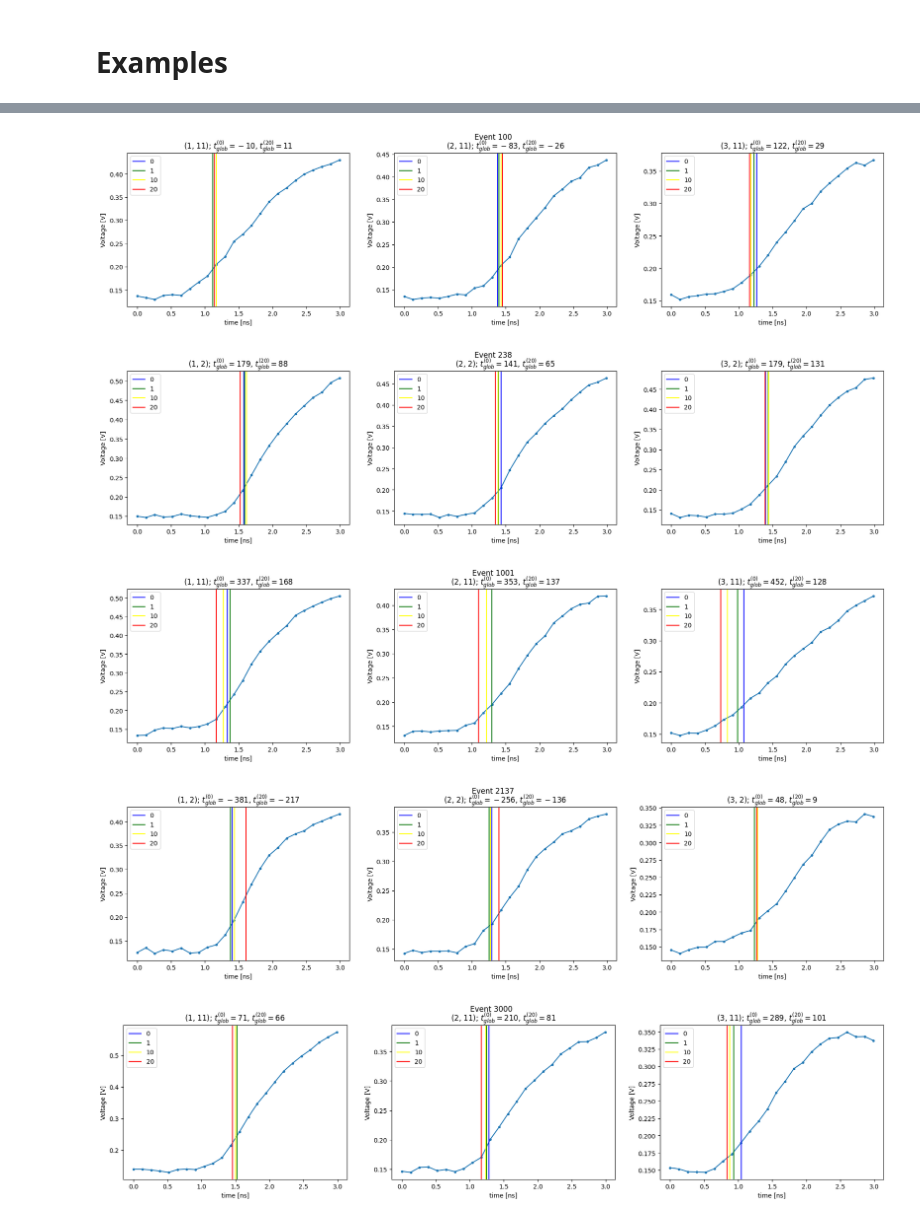
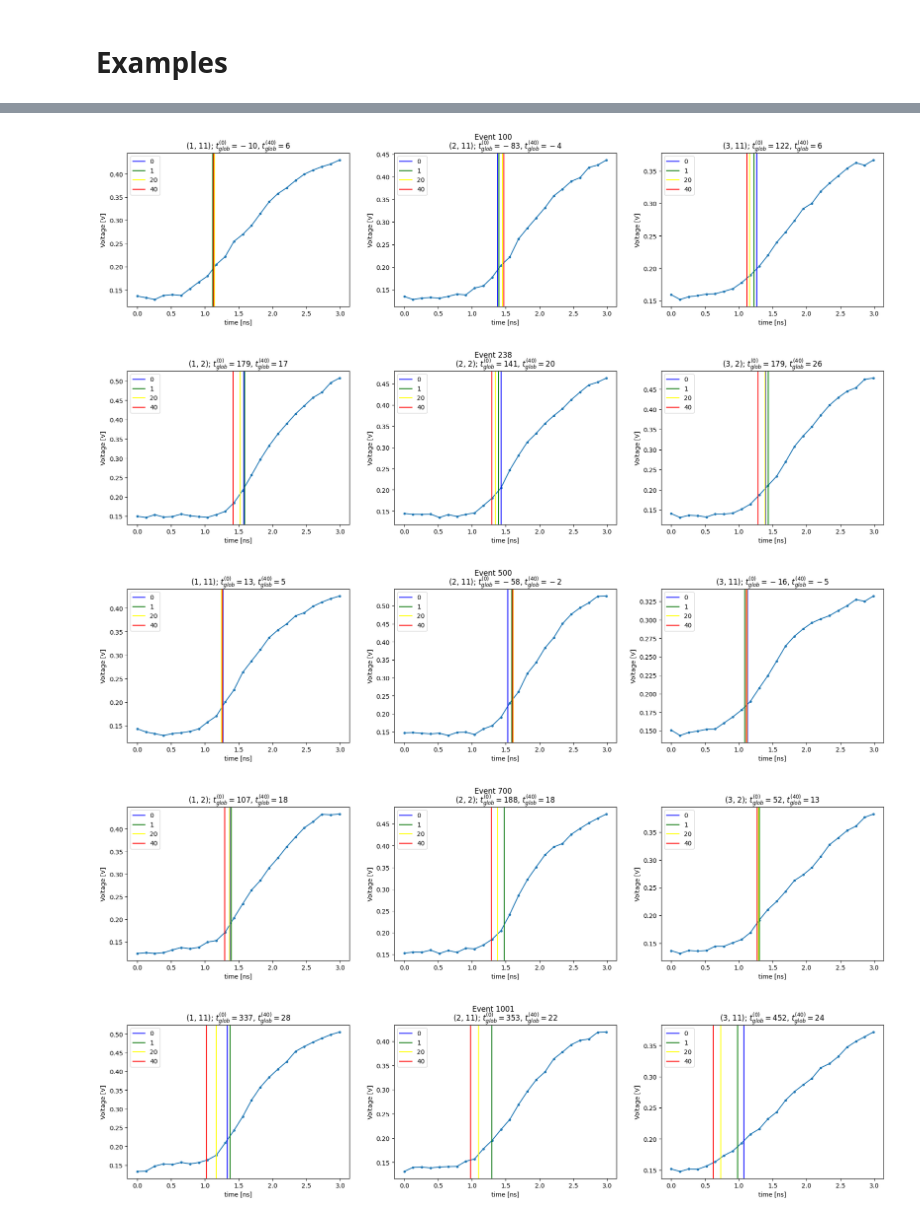
Before and after one commit to MatiXOfficial/pps-timing-ml, a Jupyter notebook: notebooks/neural_networks/iterative_train_improve/iti_train.ipynb, the cells around one changed output, grey strips where cells are left out. Cells and saved outputs as stored; diff of their text form; code cells hidden in the pictures.

```diff
--- a/notebooks/neural_networks/iterative_train_improve/iti_train.ipynb
+++ b/notebooks/neural_networks/iterative_train_improve/iti_train.ipynb
@@ -143,7 +143,7 @@ deconvolved_precisions_gauss_by_it[0] = deconvolve_precisions(pairwise_precision
 # %% [markdown]
 # Train
 # %%
-N_ITER = 20
+N_ITER = 40
 # %%
 base_dataset_it = base_dataset
 
@@ -266,7 +266,7 @@ plot_graph(cfd_ref_diff_means_by_it, 'Mean of the differences between pred and C
 # %% [markdown]
 # Examples
 # %%
-idx_list = [2, 100, 238, 1001, 2137, 3000]
+idx_list = [2, 100, 238, 500, 700, 1001, 2137, 3000]
 
 for idx in idx_list:
     plt.figure(figsize=(22, 4.5))
@@ -295,5 +295,5 @@ for idx in idx_list:
-[figure, old version]
+[figure, new version]
-[figure, old version]
+[figure, new version]
-[figure, old version]
+[figure, new version]
-[figure, old version]
+[figure, new version]
-[figure, old version]
+[figure, new version]
```
Also changed, not shown: parts of 9 cells of this notebook, 1 other file.
